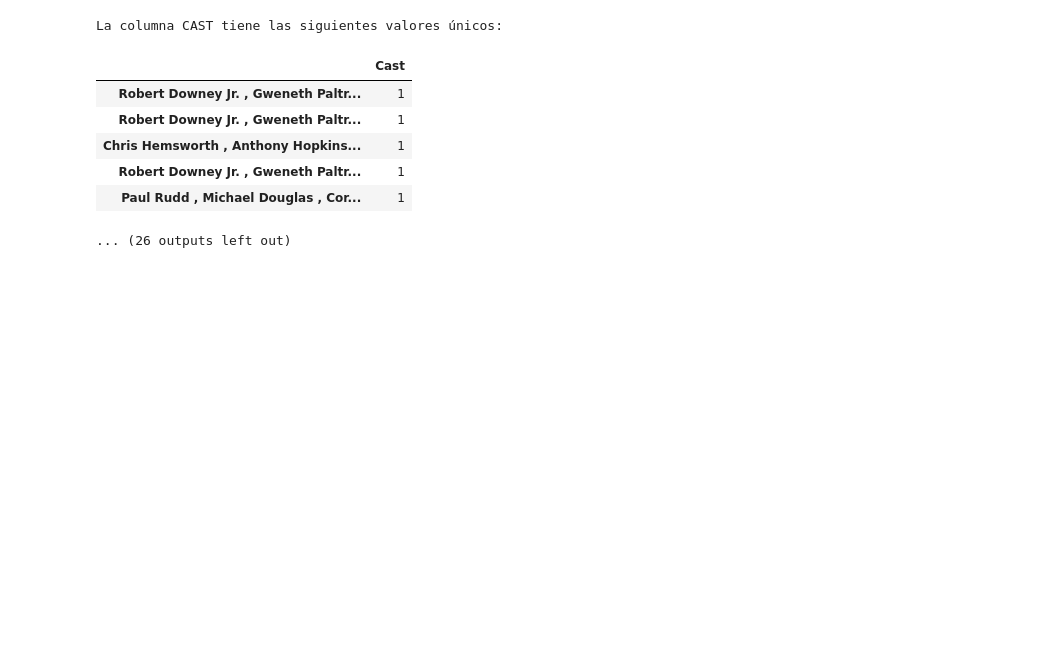
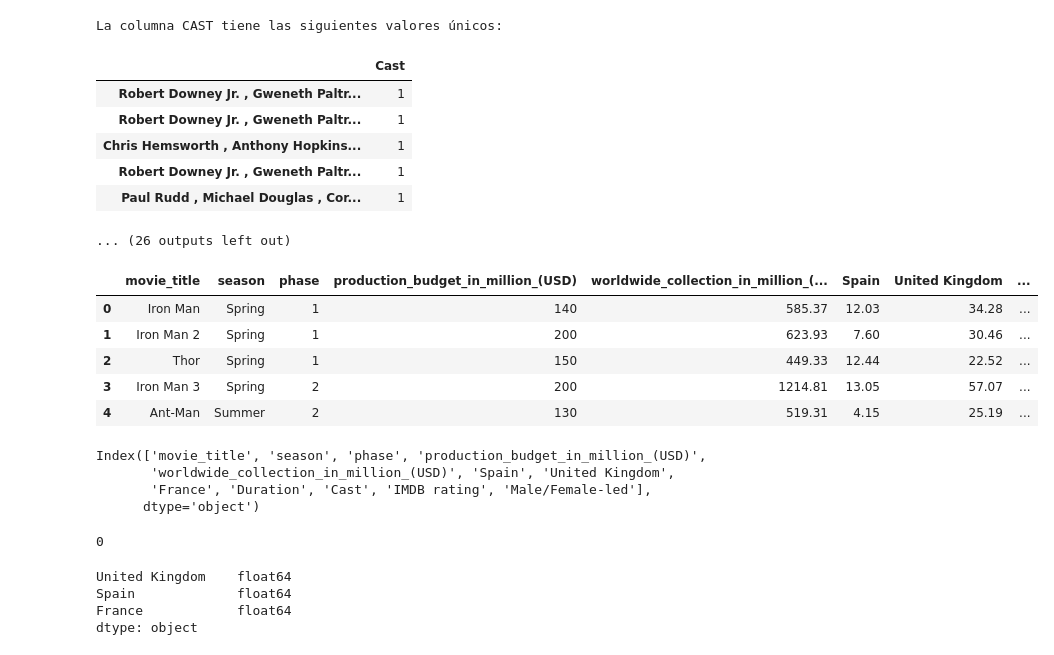
Before and after one commit to JohannaRL/pair_programming_promoG_modulo4_Fedra_Johanna, a Jupyter notebook: explo.ipynb, the cells around one changed output. Saved outputs shown, nothing was run; the diff lists cells and outputs as text; code cells hidden in the pictures; blank space fills up the shorter version.

Commit message:
update marvel_final - new column max and readme

```diff
--- a/explo.ipynb
+++ b/explo.ipynb
@@ -444,3 +444,31 @@ La columna CAST tiene las siguientes valores únicos:
 # %%
 
 df_marvel_final.to_csv('Marvel_final.csv', index=False)
+# %%
+df_marvel_final = pd.read_csv("./Marvel_final.csv")
+df_marvel_final.head()
+# %% [output]
+|  | movie_title | season | phase | production_budget_in_million_(USD) | worldwide_collection_in_million_(... | Spain | United Kingdom | ... |
+| 0 | Iron Man | Spring | 1 | 140 | 585.37 | 12.03 | 34.28 | ... |
+| 1 | Iron Man 2 | Spring | 1 | 200 | 623.93 | 7.60 | 30.46 | ... |
+| 2 | Thor | Spring | 1 | 150 | 449.33 | 12.44 | 22.52 | ... |
+| 3 | Iron Man 3 | Spring | 2 | 200 | 1214.81 | 13.05 | 57.07 | ... |
+| 4 | Ant-Man | Summer | 2 | 130 | 519.31 | 4.15 | 25.19 | ... |
+# %%
+df_marvel_final.columns
+# %% [output]
+Index(['movie_title', 'season', 'phase', 'production_budget_in_million_(USD)',
+       'worldwide_collection_in_million_(USD)', 'Spain', 'United Kingdom',
+       'France', 'Duration', 'Cast', 'IMDB rating', 'Male/Female-led'],
+      dtype='object')
+# %%
+df_marvel_final["United Kingdom"].isnull().sum()
+# %% [output]
+0
+# %%
+print(df_marvel_final[['United Kingdom', 'Spain', 'France']].dtypes)
+# %% [output]
+United Kingdom    float64
+Spain             float64
+France            float64
+dtype: object
```
Also changed, not shown: parts of 3 cells of this notebook, 3 other files.
